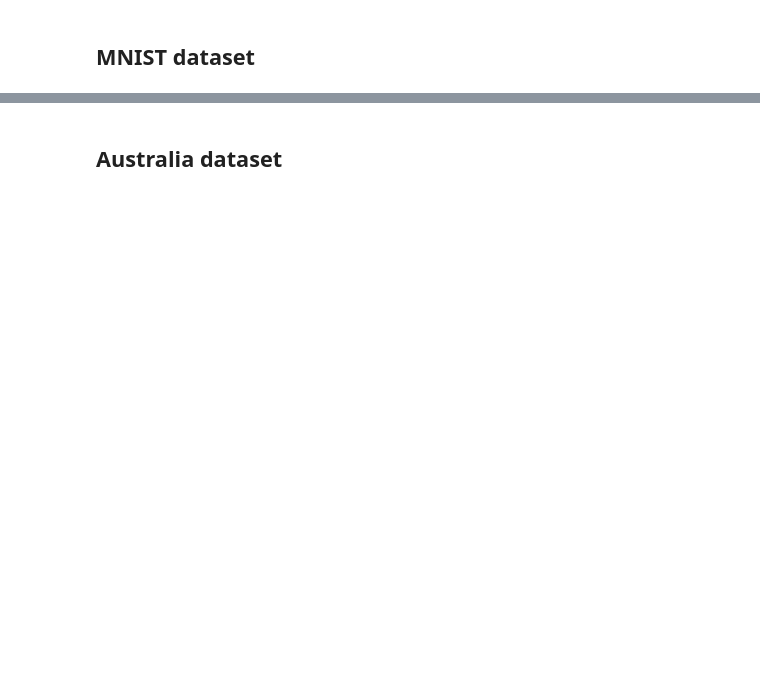
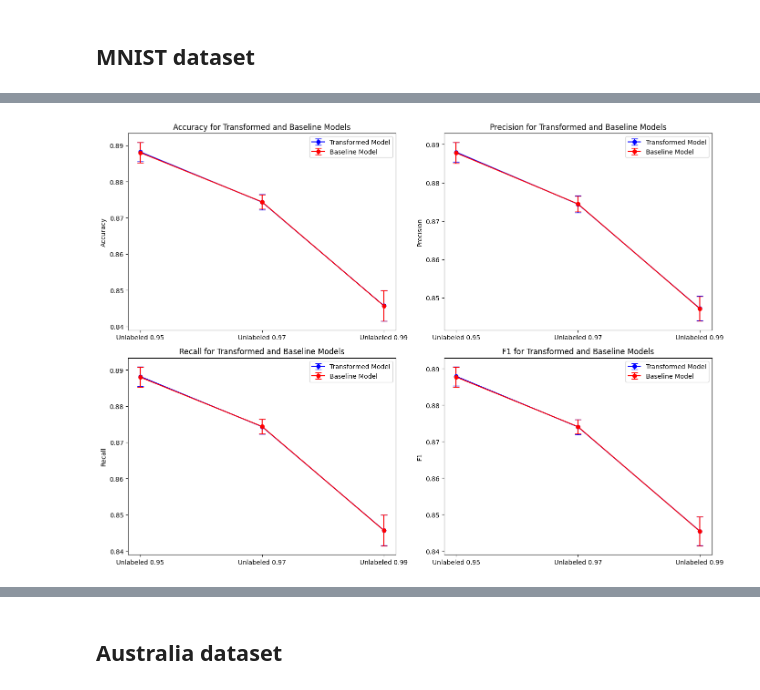
Before and after one commit to cwru-courses/csds440project-f24-2, a Jupyter notebook: sal164/real_data_evalution.ipynb, the cells around one changed output, grey strips where cells are left out. Drawn from its saved outputs; the diff is of its cells as text; code cells hidden in the pictures; blank space fills up the shorter version.

```diff
--- a/sal164/real_data_evalution.ipynb
+++ b/sal164/real_data_evalution.ipynb
@@ -9,13 +10,13 @@ from evaluate import cross_validate_linear_subspace
 # %%
 # Load and preprocess the MNIST dataset
-X, y = fetch_openml('mnist_784', version=1, return_X_y=True)
-if isinstance(X, pd.DataFrame):  # Check if X is a DataFrame
-    X = X.values  # Convert DataFrame to NumPy array
-X = X / 255.0  # Normalize to [0, 1]
+X_mnist, y_mnist = fetch_openml('mnist_784', version=1, return_X_y=True)
+if isinstance(X_mnist, pd.DataFrame):  # Check if X is a DataFrame
+    X_mnist = X_mnist.values  # Convert DataFrame to NumPy array
+X_mnist = X_mnist / 255.0  # Normalize to [0, 1]
 
 # Create two views of the data
-X1, X2 = create_views_pca(X, n_components=64)
+X1_mnist, X2_mnist = create_views_pca(X_mnist, n_components=64)
 # %%
-results = cross_validate_linear_subspace(dataset_F1=X1, dataset_F2=X2, labels=y, unlabeled_proportion=.95)
+results = cross_validate_linear_subspace(dataset_F1=X1_mnist, dataset_F2=X2_mnist, labels=y_mnist, unlabeled_proportion=.95, concatenate=False, p=32, m=32)
 # %% [output]
 --- Fold 1 ---
@@ -24,0 +39,2 @@ ValueError: could not broadcast input array from shape (64,) into shape (784,)
+# %%
+results2 = cross_validate_linear_subspace(dataset_F1=X1_mnist, dataset_F2=X2_mnist, labels=y_mnist, unlabeled_proportion=.97, concatenate=False, p=32, m=32)
@@ -24,0 +59,2 @@ ValueError: could not broadcast input array from shape (64,) into shape (784,)
+# %%
+results3 = cross_validate_linear_subspace(dataset_F1=X1_mnist, dataset_F2=X2_mnist, labels=y_mnist, unlabeled_proportion=.99, concatenate=False, p=32, m=32)
@@ -24,0 +79,68 @@ ValueError: could not broadcast input array from shape (64,) into shape (784,)
+# %%
+import matplotlib.pyplot as plt
+import numpy as np
+
+# Extract the relevant metrics (accuracy, precision, recall, f1) from results, results2, results3
+metrics = ['accuracy', 'precision', 'recall', 'f1']
+folds = ['Fold 1', 'Fold 2', 'Fold 3', 'Fold 4', 'Fold 5']  # assuming 5-fold cross-validation
+
+# Function to calculate means and std for error bars
+def get_mean_std(results, metric):
+    return np.mean(results[metric]), np.std(results[metric])
+
+# Initialize lists to store mean and std for each metric
+means = {metric: [] for metric in metrics}
+stds = {metric: [] for metric in metrics}
+baseline_means = {metric: [] for metric in metrics}
+baseline_stds = {metric: [] for metric in metrics}
+
+# Calculate mean and std for each metric (including baseline)
+for metric in metrics:
+    means[metric].append(get_mean_std(results['transformed'], metric))
+    means[metric].append(get_mean_std(results2['transformed'], metric))
+    means[metric].append(get_mean_std(results3['transformed'], metric))
+
+    baseline_means[metric].append(get_mean_std(results['baseline'], metric))
+    baseline_means[metric].append(get_mean_std(results2['baseline'], metric))
+    baseline_means[metric].append(get_mean_std(results3['baseline'], metric))
+
+    stds[metric].append(np.std(results['transformed'][metric]))
+    stds[metric].append(np.std(results2['transformed'][metric]))
+    stds[metric].append(np.std(results3['transformed'][metric]))
+
+    baseline_stds[metric].append(np.std(results['baseline'][metric]))
+    baseline_stds[metric].append(np.std(results2['baseline'][metric]))
+    baseline_stds[metric].append(np.std(results3['baseline'][metric]))
+
+# Create a figure
+fig, axes = plt.subplots(2, 2, figsize=(14, 10))
+
+# Loop over the metrics and plot
+for i, metric in enumerate(metrics):
+    ax = axes[i // 2, i % 2]  # Find the correct axis (2x2 grid)
+
+    # Extract means and stds for the metric
+    mean_values = [means[metric][0][0], means[metric][1][0], means[metric][2][0]]
+    std_values = [stds[metric][0], stds[metric][1], stds[metric][2]]
+
+    # Extract baseline means and stds
+    baseline_mean_values = [baseline_means[metric][0][0], baseline_means[metric][1][0], baseline_means[metric][2][0]]
+    baseline_std_values = [baseline_stds[metric][0], baseline_stds[metric][1], baseline_stds[metric][2]]
+
+    # Plot transformed model with error bars
+    ax.errorbar([0, 1, 2], mean_values, yerr=std_values, fmt='-o', color='blue', label='Transformed Model', capsize=5)
+
+    # Plot baseline model with error bars
+    ax.errorbar([0, 1, 2], baseline_mean_values, yerr=baseline_std_values, fmt='-o', color='red', label='Baseline Model', capsize=5)
+
+    ax.set_xticks([0, 1, 2])
+    ax.set_xticklabels(['Unlabeled 0.95', 'Unlabeled 0.97', 'Unlabeled 0.99'])
+    ax.set_title(f'{metric.capitalize()} for Transformed and Baseline Models')
+    ax.set_ylabel(metric.capitalize())
+    ax.legend()
+
+# Adjust layout
+plt.tight_layout()
+plt.show()
+# %% [output]
+[figure, added]
```
Also changed, not shown: parts of 22 cells of this notebook, 1 other file.
